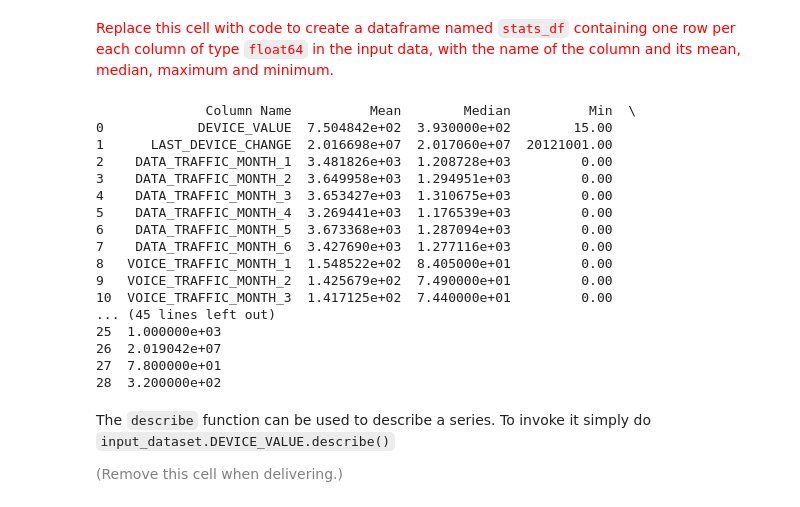
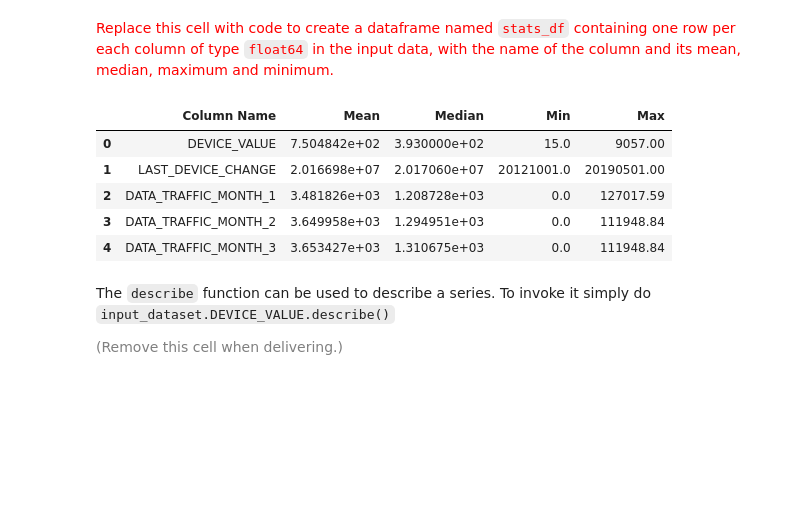
Before and after one commit to BernatQuintilla/data-mining-course, a Jupyter notebook: practicum/ps01_02/ps01_02_data_preparation.ipynb, the cells around one changed output. Saved outputs shown, nothing was run; the diff lists cells and outputs as text; code cells hidden in the pictures; blank space fills up the shorter version.

```diff
--- a/practicum/ps01_02/ps01_02_data_preparation.ipynb
+++ b/practicum/ps01_02/ps01_02_data_preparation.ipynb
@@ -153,38 +142,27 @@ On a series, you can use functions from [numpy](https://numpy.org/doc/) such as
 # %%
 float_cols = input_dataset.select_dtypes(include=['float64'])
 
 data = []
 
 for column in float_cols.columns:
     col_name = column
     col_mean = np.mean(float_cols[column])
     col_median = np.nanmedian(float_cols[column])
     col_min = np.min(float_cols[column])
     col_max = np.max(float_cols[column])
 
     data.append([col_name, col_mean, col_median, col_min, col_max])
 
 stats_df = pd.DataFrame(data, columns=['Column Name', 'Mean', 'Median', 'Min', 'Max'])
 
-print(stats_df)
+stats_df.head()
 # %% [output]
-              Column Name          Mean        Median          Min  \
-0            DEVICE_VALUE  7.504842e+02  3.930000e+02        15.00
-1      LAST_DEVICE_CHANGE  2.016698e+07  2.017060e+07  20121001.00
-2    DATA_TRAFFIC_MONTH_1  3.481826e+03  1.208728e+03         0.00
-3    DATA_TRAFFIC_MONTH_2  3.649958e+03  1.294951e+03         0.00
-4    DATA_TRAFFIC_MONTH_3  3.653427e+03  1.310675e+03         0.00
-5    DATA_TRAFFIC_MONTH_4  3.269441e+03  1.176539e+03         0.00
-6    DATA_TRAFFIC_MONTH_5  3.673368e+03  1.287094e+03         0.00
-7    DATA_TRAFFIC_MONTH_6  3.427690e+03  1.277116e+03         0.00
-8   VOICE_TRAFFIC_MONTH_1  1.548522e+02  8.405000e+01         0.00
-9   VOICE_TRAFFIC_MONTH_2  1.425679e+02  7.490000e+01         0.00
-10  VOICE_TRAFFIC_MONTH_3  1.417125e+02  7.440000e+01         0.00
-... (45 lines left out)
-25  1.000000e+03
-26  2.019042e+07
-27  7.800000e+01
-28  3.200000e+02
+|  | Column Name | Mean | Median | Min | Max |
+| 0 | DEVICE_VALUE | 7.504842e+02 | 3.930000e+02 | 15.0 | 9057.00 |
+| 1 | LAST_DEVICE_CHANGE | 2.016698e+07 | 2.017060e+07 | 20121001.0 | 20190501.00 |
+| 2 | DATA_TRAFFIC_MONTH_1 | 3.481826e+03 | 1.208728e+03 | 0.0 | 127017.59 |
+| 3 | DATA_TRAFFIC_MONTH_2 | 3.649958e+03 | 1.294951e+03 | 0.0 | 111948.84 |
+| 4 | DATA_TRAFFIC_MONTH_3 | 3.653427e+03 | 1.310675e+03 | 0.0 | 111948.84 |
 # %% [markdown]
 The `describe` function can be used to describe a series. To invoke it simply do `input_dataset.DEVICE_VALUE.describe()`
 
```
Also changed, not shown: parts of 9 cells of this notebook.
